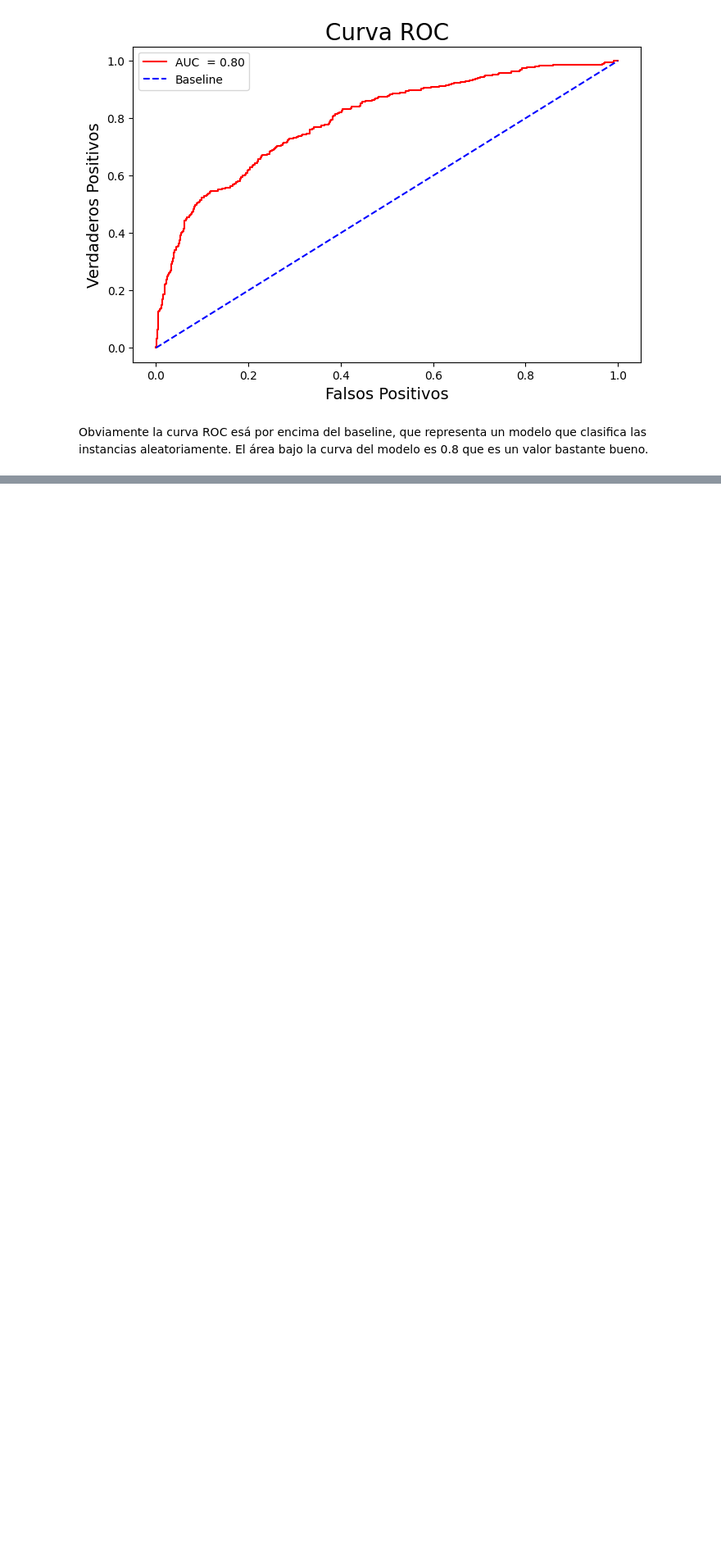
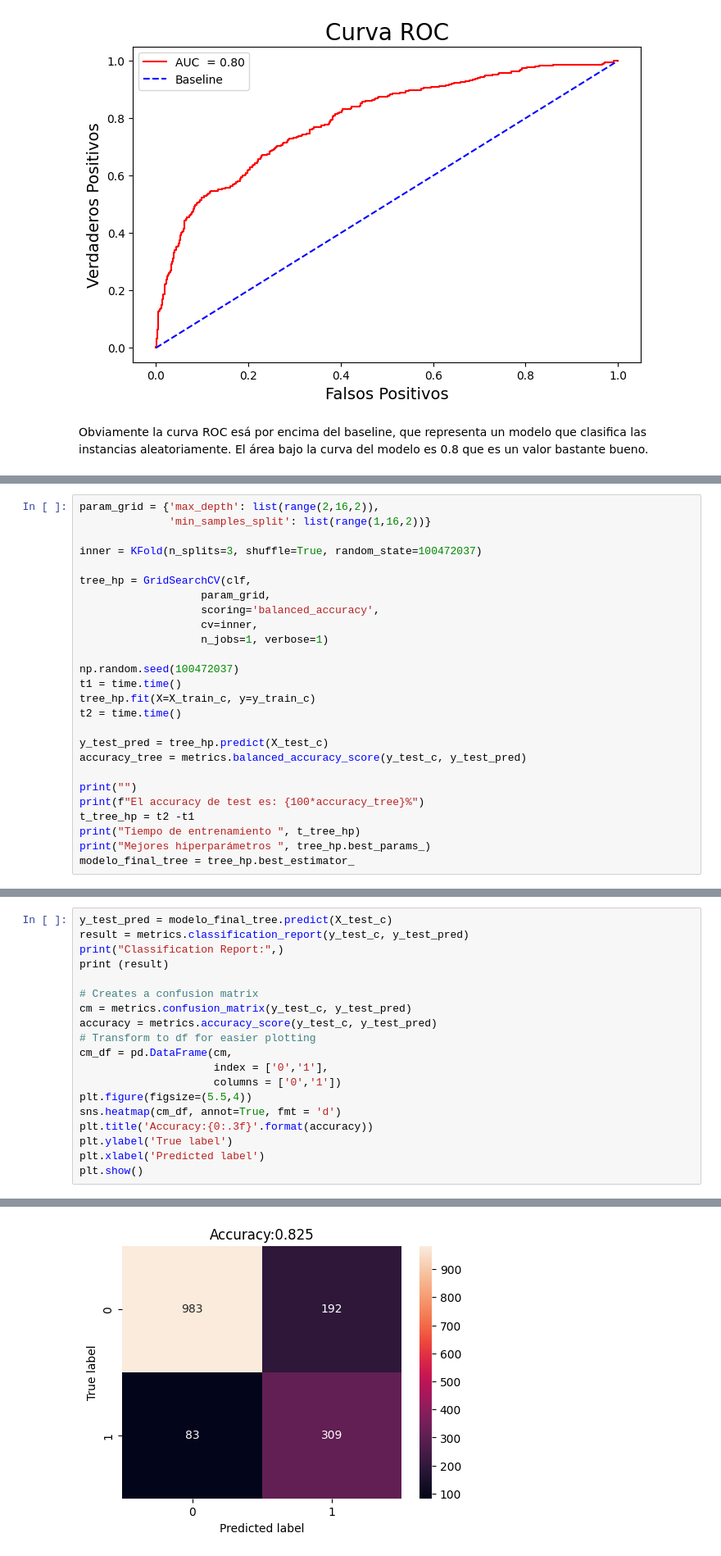
Before and after one commit to GLuis189/GRUPO13_Practica1, a Jupyter notebook: main.ipynb, the cells around one changed output, grey strips where cells are left out. Shown at 82% size. Cells and saved outputs as stored; diff of their text form; blank space fills up the shorter version.

```diff
--- a/main.ipynb
+++ b/main.ipynb
@@ -1570,0 +1744,26 @@ Obviamente la curva ROC esá por encima del baseline, que representa un modelo q
+# %%
+param_grid = {'max_depth': list(range(2,16,2)),
+              'min_samples_split': list(range(1,16,2))}
+
+inner = KFold(n_splits=3, shuffle=True, random_state=100472037)
+
+tree_hp = GridSearchCV(clf,
+                   param_grid,
+                   scoring='balanced_accuracy',
+                   cv=inner,
+                   n_jobs=1, verbose=1)
+
+np.random.seed(100472037)
+t1 = time.time()
+tree_hp.fit(X=X_train_c, y=y_train_c)
+t2 = time.time()
+
+y_test_pred = tree_hp.predict(X_test_c)
+accuracy_tree = metrics.balanced_accuracy_score(y_test_c, y_test_pred)
+
+print("")
+print(f"El accuracy de test es: {100*accuracy_tree}%")
+t_tree_hp = t2 -t1
+print("Tiempo de entrenamiento ", t_tree_hp)
+print("Mejores hiperparámetros ", tree_hp.best_params_)
+modelo_final_tree = tree_hp.best_estimator_
@@ -1570,0 +1778,20 @@ Obviamente la curva ROC esá por encima del baseline, que representa un modelo q
+# %%
+y_test_pred = modelo_final_tree.predict(X_test_c)
+result = metrics.classification_report(y_test_c, y_test_pred)
+print("Classification Report:",)
+print (result)
+
+# Creates a confusion matrix
+cm = metrics.confusion_matrix(y_test_c, y_test_pred)
+accuracy = metrics.accuracy_score(y_test_c, y_test_pred)
+# Transform to df for easier plotting
+cm_df = pd.DataFrame(cm,
+                     index = ['0','1'],
+                     columns = ['0','1'])
+plt.figure(figsize=(5.5,4))
+sns.heatmap(cm_df, annot=True, fmt = 'd')
+plt.title('Accuracy:{0:.3f}'.format(accuracy))
+plt.ylabel('True label')
+plt.xlabel('Predicted label')
+plt.show()
+# %% [output]
@@ -1570,0 +1807 @@ Obviamente la curva ROC esá por encima del baseline, que representa un modelo q
+[figure, added]
```
Also changed, not shown: parts of 22 cells of this notebook.
